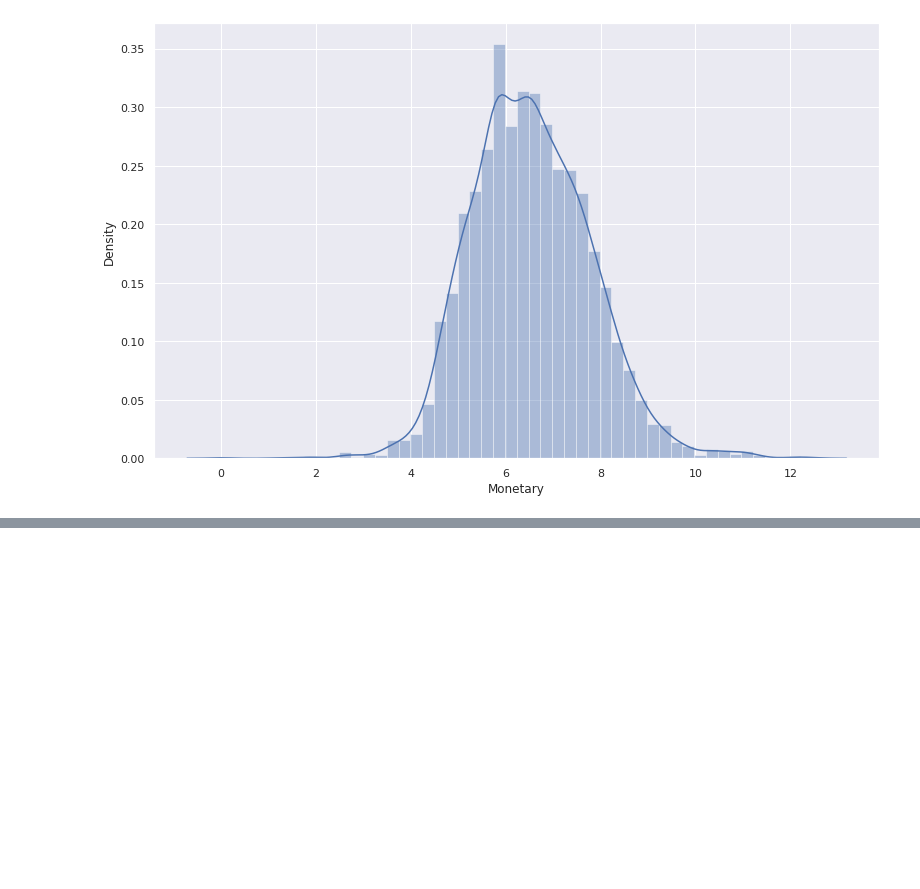
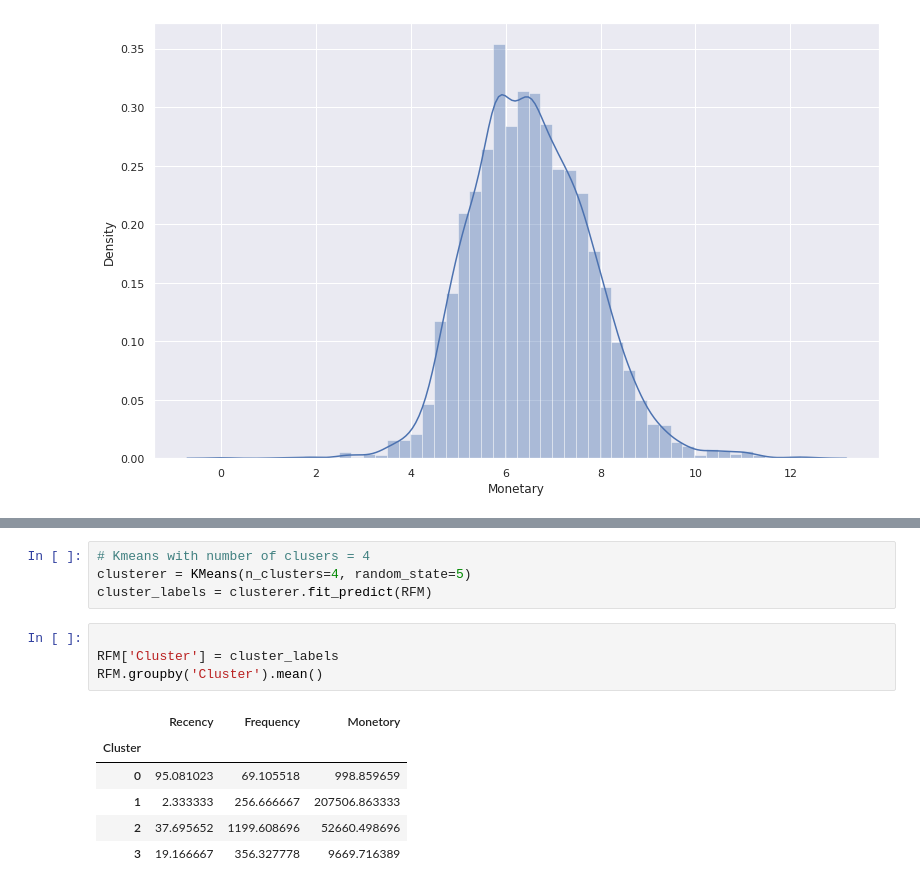
Before and after one commit to dsnnaveen/Online-Retail-Customer-Segementaion, a Jupyter notebook: Online_Retail_Customer_Segmentation_Capstone_Project.ipynb, the cells around one changed output, grey strips where cells are left out. Saved outputs shown, nothing was run; the diff lists cells and outputs as text; blank space fills up the shorter version.

```diff
--- a/Online_Retail_Customer_Segmentation_Capstone_Project.ipynb
+++ b/Online_Retail_Customer_Segmentation_Capstone_Project.ipynb
@@ -517,0 +538,15 @@ sns.distplot(Monetary_Plot)
+# %%
+# Kmeans with number of clusers = 4
+clusterer = KMeans(n_clusters=4, random_state=5)
+cluster_labels = clusterer.fit_predict(RFM)
+# %%
+
+RFM['Cluster'] = cluster_labels
+RFM.groupby('Cluster').mean()
+# %% [output]
+|  | Recency | Frequency | Monetory |
+| Cluster |  |  |  |
+| 0 | 95.081023 | 69.105518 | 998.859659 |
+| 1 | 2.333333 | 256.666667 | 207506.863333 |
+| 2 | 37.695652 | 1199.608696 | 52660.498696 |
+| 3 | 19.166667 | 356.327778 | 9669.716389 |
```
Also changed, not shown: parts of 7 cells of this notebook.
